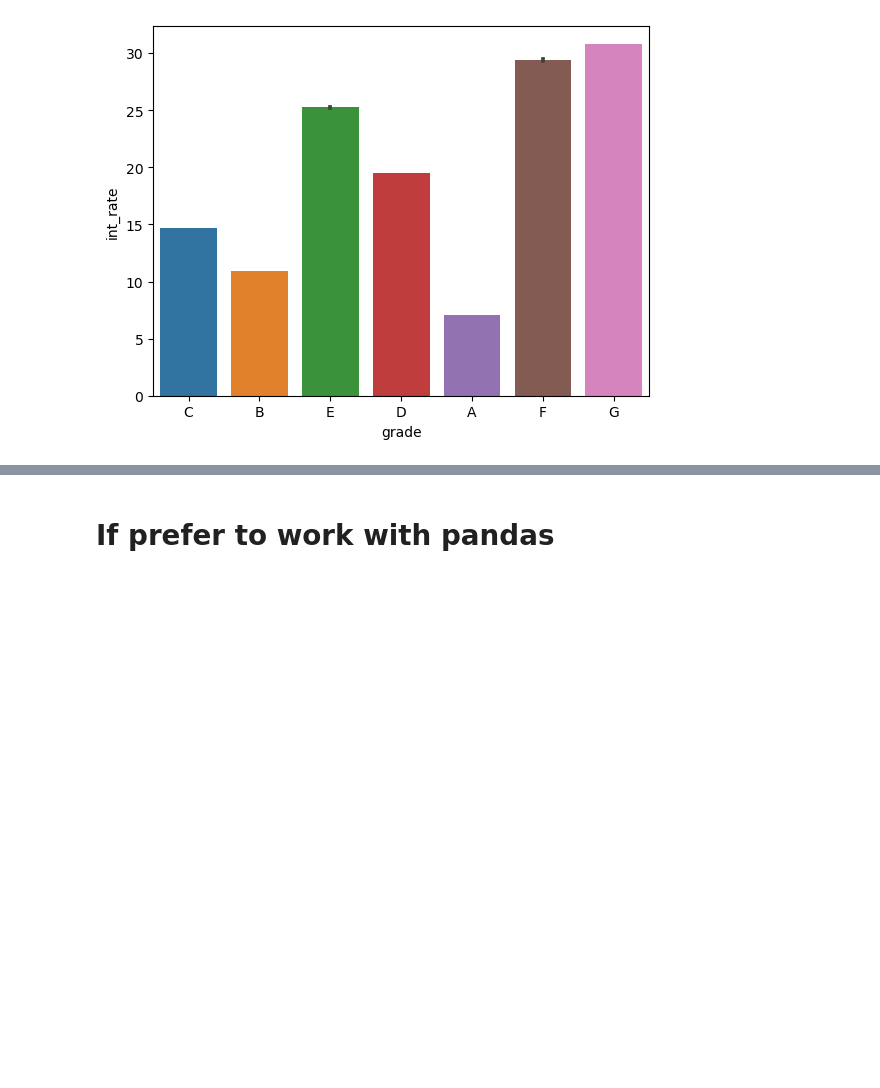
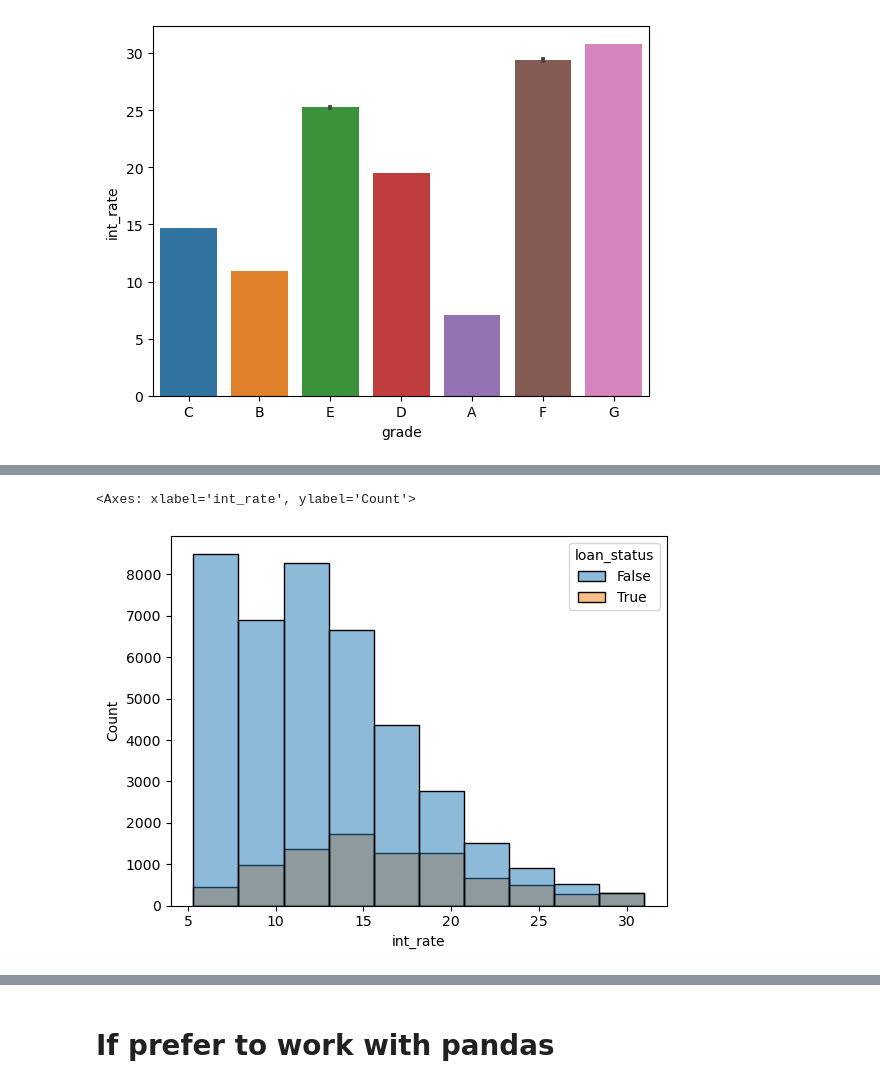
Before and after one commit to vengleab/BigData-Sunrise-2024, a Jupyter notebook: spark-sql/Spark SQL.ipynb, the cells around one changed output, grey strips where cells are left out. Drawn from its saved outputs; the diff is of its cells as text; code cells hidden in the pictures; blank space fills up the shorter version.

```diff
--- a/spark-sql/Spark SQL.ipynb
+++ b/spark-sql/Spark SQL.ipynb
@@ -655,0 +669,5 @@ sns.barplot(data.toPandas(), x="grade", y="int_rate", estimator="mean" )
+# %%
+sns.histplot(pdf, x="int_rate", bins=10, hue='loan_status')
+# %% [output]
+<Axes: xlabel='int_rate', ylabel='Count'>
+[figure, added]
```
Also changed, not shown: parts of 7 cells of this notebook.
